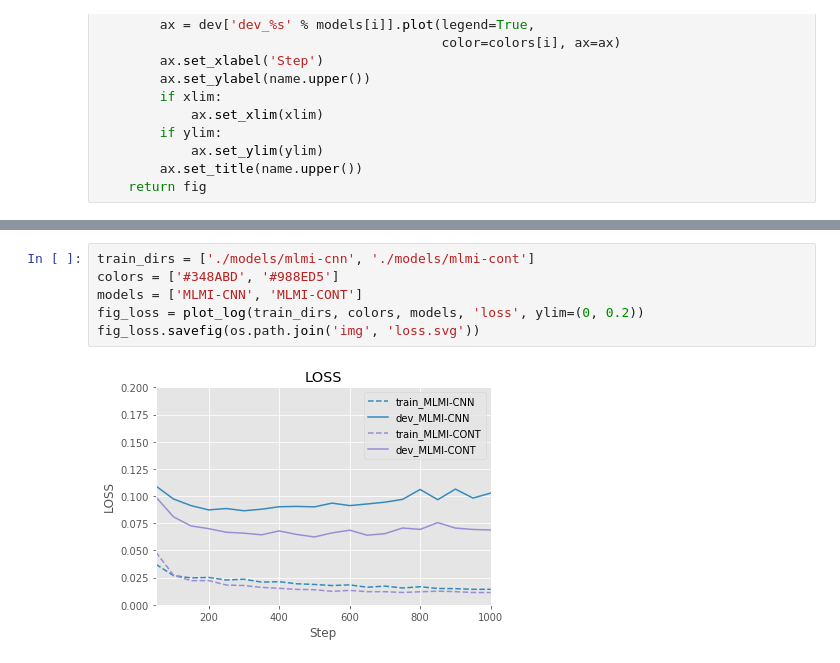
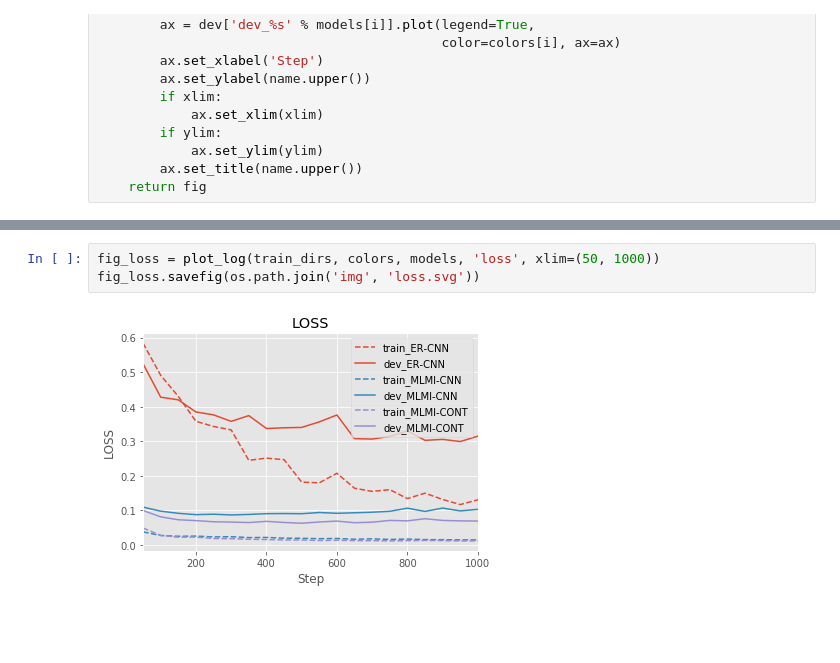
Before and after one commit to may-/cnn-re-tf, a Jupyter notebook: visualize.ipynb, the cells around one changed output, grey strips where cells are left out. Saved outputs shown, nothing was run; the diff lists cells and outputs as text; blank space fills up the shorter version.

```diff
--- a/visualize.ipynb
+++ b/visualize.ipynb
@@ -413,8 +413,5 @@ fig_f1.savefig(os.path.join('img', 'f1.svg'))
 # %%
-train_dirs = ['./models/mlmi-cnn', './models/mlmi-cont']
-colors = ['#348ABD', '#988ED5']
-models = ['MLMI-CNN', 'MLMI-CONT']
-fig_loss = plot_log(train_dirs, colors, models, 'loss', ylim=(0, 0.2))
+fig_loss = plot_log(train_dirs, colors, models, 'loss', xlim=(50, 1000))
 fig_loss.savefig(os.path.join('img', 'loss.svg'))
 # %% [output]
-[figure, old version]
+[figure, new version]
```
Also changed, not shown: parts of 5 cells of this notebook, 8 other files.
